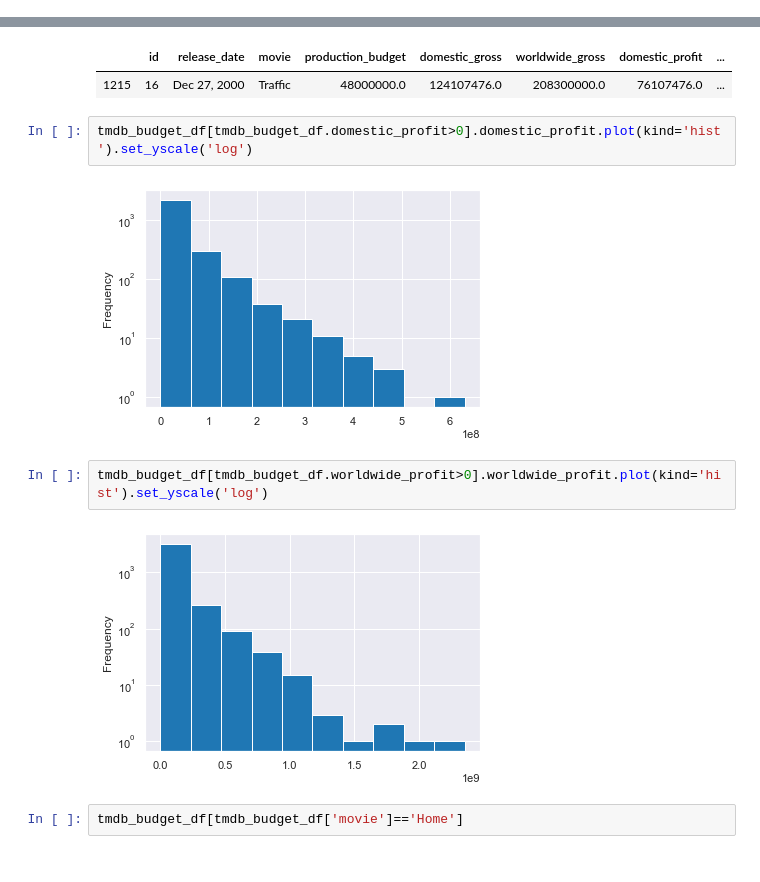
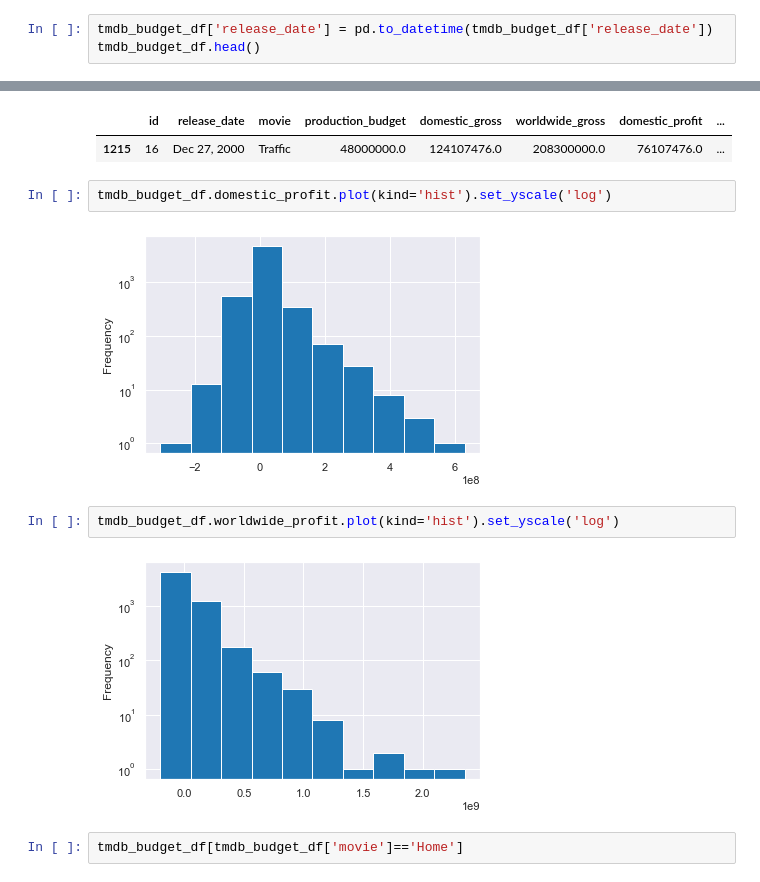
Before and after one commit to renjmindy/dsc-mod-1-project-v2-1-onl01-dtsc-ft-052620, a Jupyter notebook: student_v8.ipynb, the cells around one changed output, grey strips where cells are left out. Cells and saved outputs as stored; diff of their text form.

```diff
--- a/student_v8.ipynb
+++ b/student_v8.ipynb
@@ -387,3 +395,6 @@ Name: release_date, dtype: int64
 1    26
 Name: release_date, dtype: int64
 dtype('<M8[ns]')
+# %%
+tmdb_budget_df['release_date'] = pd.to_datetime(tmdb_budget_df['release_date'])
+tmdb_budget_df.head()
@@ -1412,13 +1564,13 @@ tmdb_budget_df[tmdb_budget_df['movie']=='Traffic']
 |  | id | release_date | movie | production_budget | domestic_gross | worldwide_gross | domestic_profit | ... |
 | 1215 | 16 | Dec 27, 2000 | Traffic | 48000000.0 | 124107476.0 | 208300000.0 | 76107476.0 | ... |
 # %%
-tmdb_budget_df[tmdb_budget_df.domestic_profit>0].domestic_profit.plot(kind='hist').set_yscale('log')
+tmdb_budget_df.domestic_profit.plot(kind='hist').set_yscale('log')
 # %% [output]
-[figure, old version]
+[figure, new version]
 # %%
-tmdb_budget_df[tmdb_budget_df.worldwide_profit>0].worldwide_profit.plot(kind='hist').set_yscale('log')
+tmdb_budget_df.worldwide_profit.plot(kind='hist').set_yscale('log')
 # %% [output]
-[figure, old version]
+[figure, new version]
 # %%
 tmdb_budget_df[tmdb_budget_df['movie']=='Home']
 # %% [output]
```
Also changed, not shown: parts of 129 cells of this notebook.
